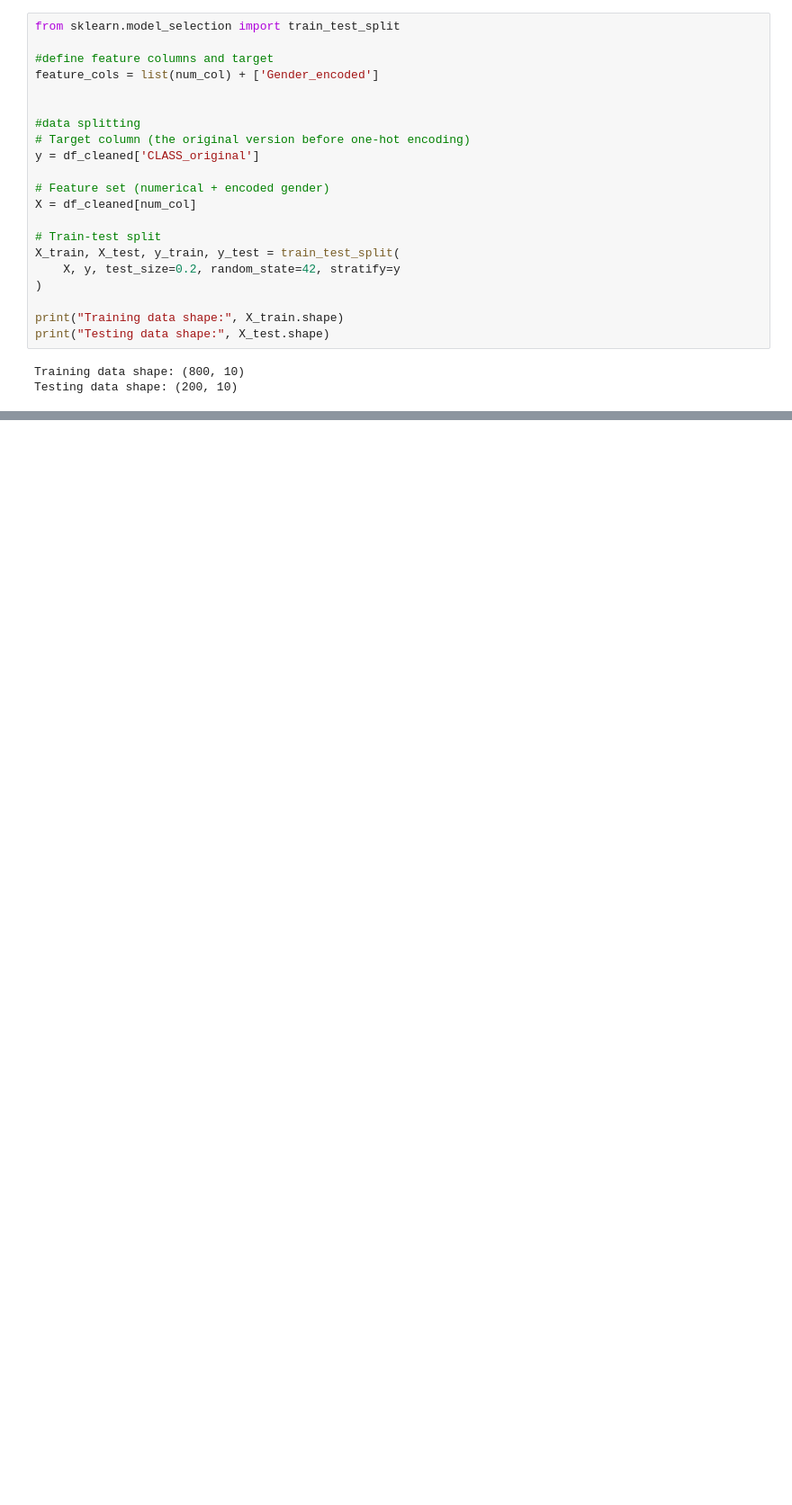
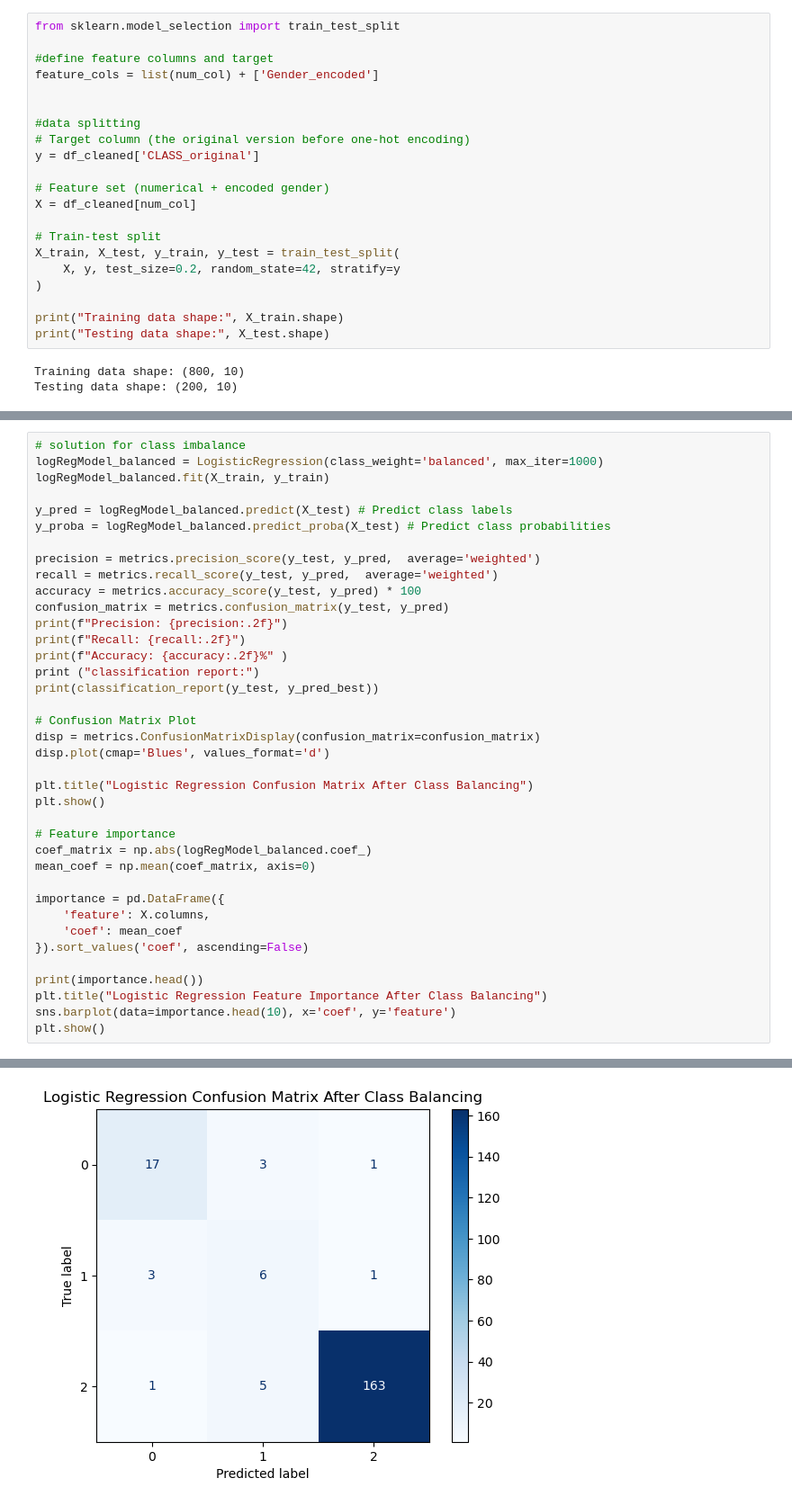
Before and after one commit to SalmaAhmad/Diabetes_Project, a Jupyter notebook: Diabetes_Project.ipynb, the cells around one changed output, grey strips where cells are left out. Shown at 90% size. Drawn from its saved outputs; the diff is of its cells as text; blank space fills up the shorter version.

```diff
--- a/Diabetes_Project.ipynb
+++ b/Diabetes_Project.ipynb
@@ -871,0 +902,39 @@ Confusion Matrix:
+# %%
+# solution for class imbalance
+logRegModel_balanced = LogisticRegression(class_weight='balanced', max_iter=1000)
+logRegModel_balanced.fit(X_train, y_train)
+
+y_pred = logRegModel_balanced.predict(X_test) # Predict class labels
+y_proba = logRegModel_balanced.predict_proba(X_test) # Predict class probabilities
+
+precision = metrics.precision_score(y_test, y_pred,  average='weighted')
+recall = metrics.recall_score(y_test, y_pred,  average='weighted')
+accuracy = metrics.accuracy_score(y_test, y_pred) * 100
+confusion_matrix = metrics.confusion_matrix(y_test, y_pred)
+print(f"Precision: {precision:.2f}")
+print(f"Recall: {recall:.2f}")
+print(f"Accuracy: {accuracy:.2f}%" )
+print ("classification report:")
+print(classification_report(y_test, y_pred_best))
+
+# Confusion Matrix Plot
+disp = metrics.ConfusionMatrixDisplay(confusion_matrix=confusion_matrix)
+disp.plot(cmap='Blues', values_format='d')
+
+plt.title("Logistic Regression Confusion Matrix After Class Balancing")
+plt.show()
+
+# Feature importance
+coef_matrix = np.abs(logRegModel_balanced.coef_)
+mean_coef = np.mean(coef_matrix, axis=0)
+
+importance = pd.DataFrame({
+    'feature': X.columns,
+    'coef': mean_coef
+}).sort_values('coef', ascending=False)
+
+print(importance.head())
+plt.title("Logistic Regression Feature Importance After Class Balancing")
+sns.barplot(data=importance.head(10), x='coef', y='feature')
+plt.show()
+# %% [output]
@@ -871,0 +954 @@ Confusion Matrix:
+[figure, added]
```
Also changed, not shown: parts of 25 cells of this notebook.
